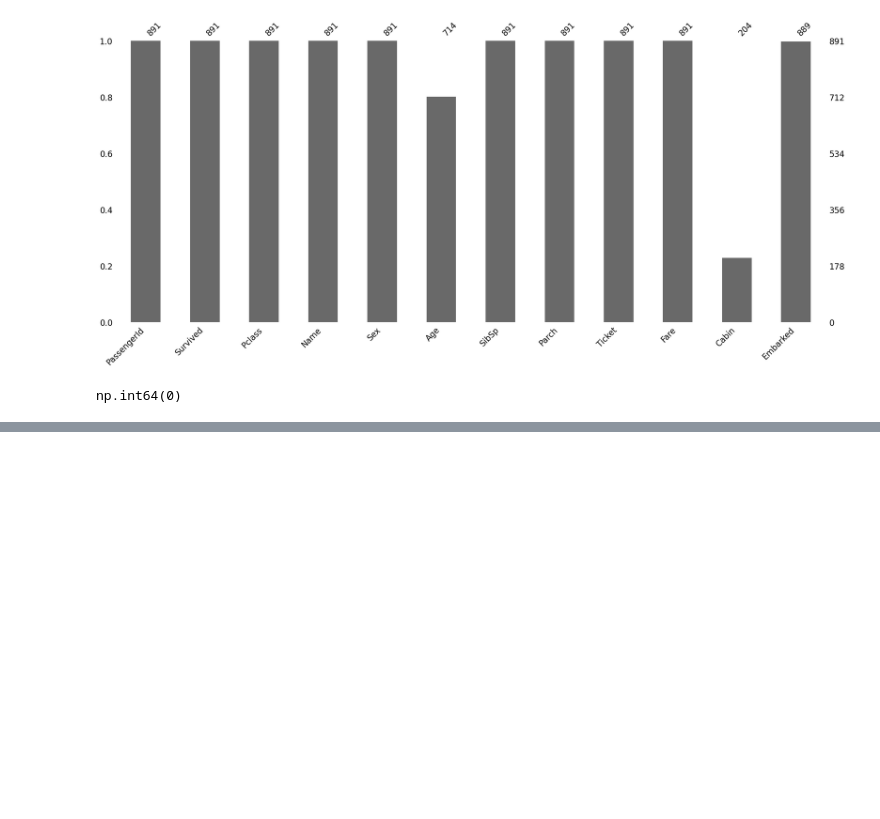
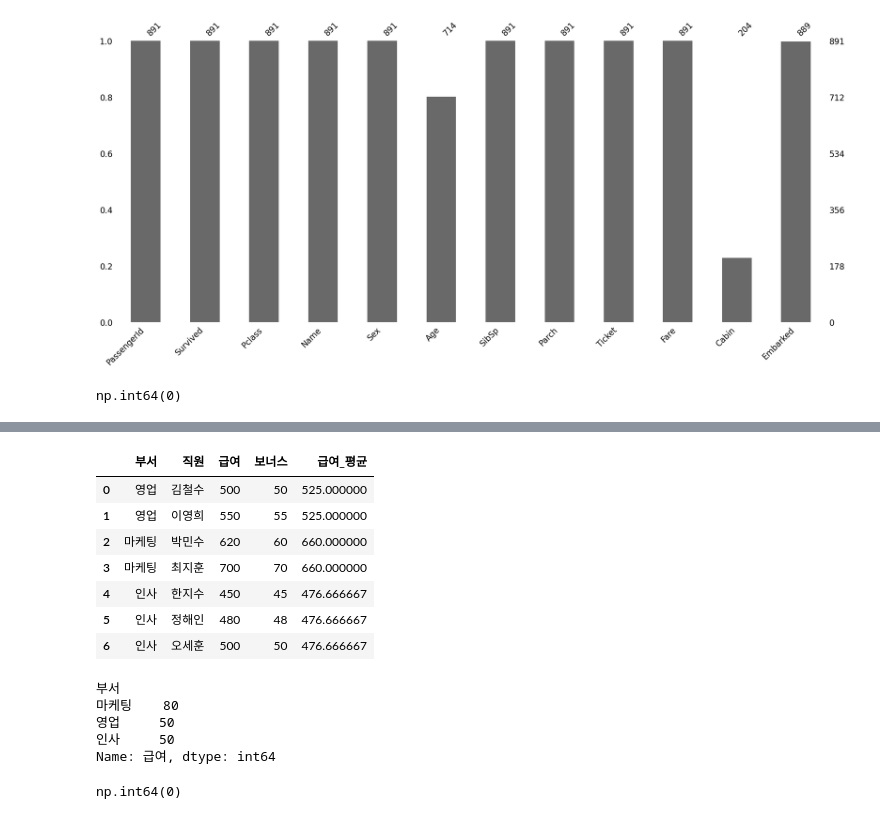
Before and after one commit to kimnahyeon99/python_dev, a Jupyter notebook: data_collection/05 타이타닉 데이터 분석.ipynb, the cells around one changed output, grey strips where cells are left out. Cells and saved outputs as stored; diff of their text form; code cells hidden in the pictures; blank space fills up the shorter version.

```diff
--- a/data_collection/05 타이타닉 데이터 분석.ipynb
+++ b/data_collection/05 타이타닉 데이터 분석.ipynb
@@ -457,0 +466,14 @@ np.int64(0)
+# %%
+import numpy as np
+import pandas as pd
+import matplotlib.pyplot as plt
+import seaborn as sns
+# 예제 데이터 생성
+data = {
+    "부서": ["영업", "영업", "마케팅", "마케팅", "인사", "인사", "인사"],
+    "직원": ["김철수", "이영희", "박민수", "최지훈", "한지수", "정해인", "오세훈"],
+    "급여": [500, 550, 620, 700, 450, 480, 500],
+    "보너스": [50, 55, 60, 70, 45, 48, 50]
+}
+df = pd.DataFrame(data)
+print(df)
@@ -457,0 +553,31 @@ np.int64(0)
+# %%
+# 그룹별 변환(transform)
+df['급여_평균']=df.groupby('부서')['급여'].transform('mean')
+df
+# %% [output]
+|  | 부서 | 직원 | 급여 | 보너스 | 급여_평균 |
+| 0 | 영업 | 김철수 | 500 | 50 | 525.000000 |
+| 1 | 영업 | 이영희 | 550 | 55 | 525.000000 |
+| 2 | 마케팅 | 박민수 | 620 | 60 | 660.000000 |
+| 3 | 마케팅 | 최지훈 | 700 | 70 | 660.000000 |
+| 4 | 인사 | 한지수 | 450 | 45 | 476.666667 |
+| 5 | 인사 | 정해인 | 480 | 48 | 476.666667 |
+| 6 | 인사 | 오세훈 | 500 | 50 | 476.666667 |
+# %%
+# 그룹별 사용자 정의 함수 적용 apply()
+# 요건 : 부서별 최대급여와 최소급여 차이
+df.groupby('부서')['급여'].apply(lambda x: x.max() - x.min())
+# %% [output]
+부서
+마케팅    80
+영업     50
+인사     50
+Name: 급여, dtype: int64
+# %%
+# 결측치 대체 : fillna()
+# 방법2 Pclass 별 평균 나이로 대체
+train_age = \
+    train_df.groupby('Pclass')['Age'].transform(lambda x:x.fillna(x.mean()))
+train_age.isnull().sum()
+# %% [output]
+np.int64(0)
```
Also changed, not shown: parts of 14 cells of this notebook, 1 other file.
